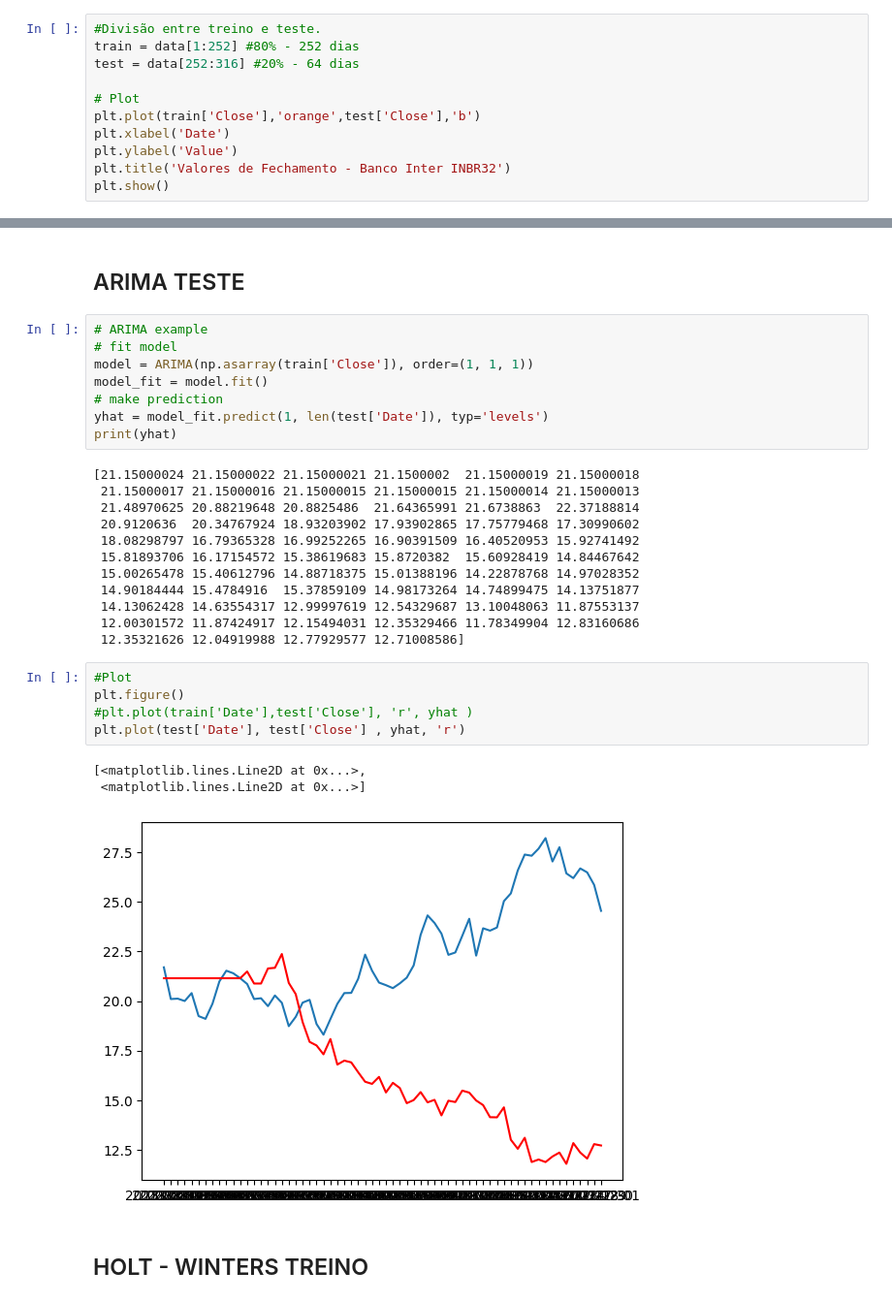
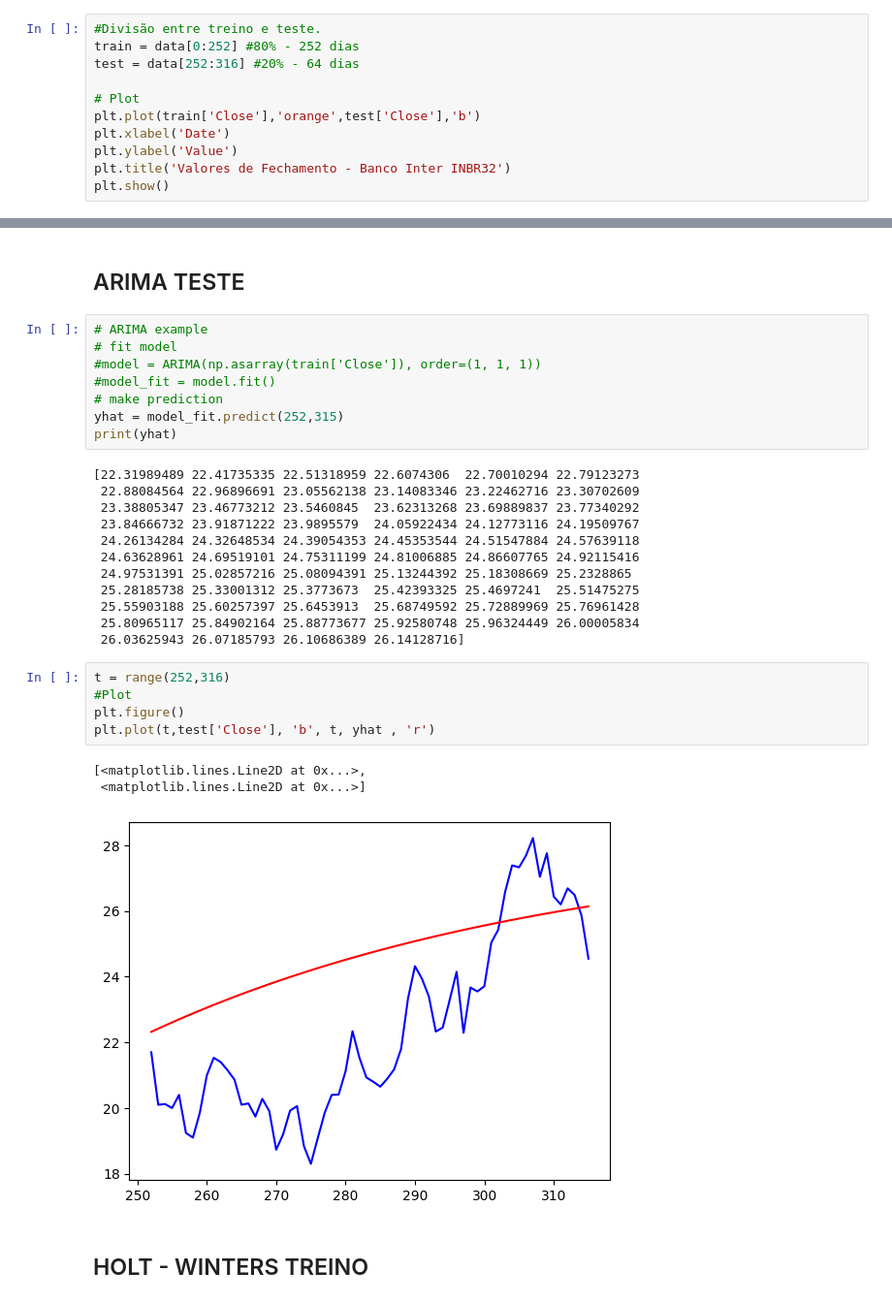
Before and after one commit to MeloRPN/Serie-ARIMA-Inter, a Jupyter notebook: AULA_SERIES_TEMPORAIS_TRABALHO.ipynb, the cells around one changed output, grey strips where cells are left out. Shown at 97% size. Cells and saved outputs as stored; diff of their text form.

```diff
--- a/AULA_SERIES_TEMPORAIS_TRABALHO.ipynb
+++ b/AULA_SERIES_TEMPORAIS_TRABALHO.ipynb
@@ -51,7 +63,7 @@ data.shape
 ## TREINO E TESTE
 # %%
 #Divisão entre treino e teste.
-train = data[1:252] #80% - 252 dias
+train = data[0:252] #80% - 252 dias
 test = data[252:316] #20% - 64 dias
 
 # Plot
@@ -138,32 +137,32 @@ Warnings:
 # %%
 # ARIMA example
 # fit model
-model = ARIMA(np.asarray(train['Close']), order=(1, 1, 1))
-model_fit = model.fit()
+#model = ARIMA(np.asarray(train['Close']), order=(1, 1, 1))
+#model_fit = model.fit()
 # make prediction
-yhat = model_fit.predict(1, len(test['Date']), typ='levels')
+yhat = model_fit.predict(252,315)
 print(yhat)
 # %% [output]
-[21.15000024 21.15000022 21.15000021 21.1500002  21.15000019 21.15000018
- 21.15000017 21.15000016 21.15000015 21.15000015 21.15000014 21.15000013
- 21.48970625 20.88219648 20.8825486  21.64365991 21.6738863  22.37188814
- 20.9120636  20.34767924 18.93203902 17.93902865 17.75779468 17.30990602
- 18.08298797 16.79365328 16.99252265 16.90391509 16.40520953 15.92741492
- 15.81893706 16.17154572 15.38619683 15.8720382  15.60928419 14.84467642
- 15.00265478 15.40612796 14.88718375 15.01388196 14.22878768 14.97028352
- 14.90184444 15.4784916  15.37859109 14.98173264 14.74899475 14.13751877
- 14.13062428 14.63554317 12.99997619 12.54329687 13.10048063 11.87553137
- 12.00301572 11.87424917 12.15494031 12.35329466 11.78349904 12.83160686
- 12.35321626 12.04919988 12.77929577 12.71008586]
+[22.31989489 22.41735335 22.51318959 22.6074306  22.70010294 22.79123273
+ 22.88084564 22.96896691 23.05562138 23.14083346 23.22462716 23.30702609
+ 23.38805347 23.46773212 23.5460845  23.62313268 23.69889837 23.77340292
+ 23.84666732 23.91871222 23.9895579  24.05922434 24.12773116 24.19509767
+ 24.26134284 24.32648534 24.39054353 24.45353544 24.51547884 24.57639118
+ 24.63628961 24.69519101 24.75311199 24.81006885 24.86607765 24.92115416
+ 24.97531391 25.02857216 25.08094391 25.13244392 25.18308669 25.2328865
+ 25.28185738 25.33001312 25.3773673  25.42393325 25.4697241  25.51475275
+ 25.55903188 25.60257397 25.6453913  25.68749592 25.72889969 25.76961428
+ 25.80965117 25.84902164 25.88773677 25.92580748 25.96324449 26.00005834
+ 26.03625943 26.07185793 26.10686389 26.14128716]
 # %%
+t = range(252,316)
 #Plot
 plt.figure()
-#plt.plot(train['Date'],test['Close'], 'r', yhat )
-plt.plot(test['Date'], test['Close'] , yhat, 'r')
+plt.plot(t,test['Close'], 'b', t, yhat , 'r')
 # %% [output]
 [<matplotlib.lines.Line2D at 0x...>,
  <matplotlib.lines.Line2D at 0x...>]
-[figure, old version]
+[figure, new version]
 # %% [markdown]
 ## HOLT - WINTERS TREINO
 # %%
```
Also changed, not shown: parts of 7 cells of this notebook.
